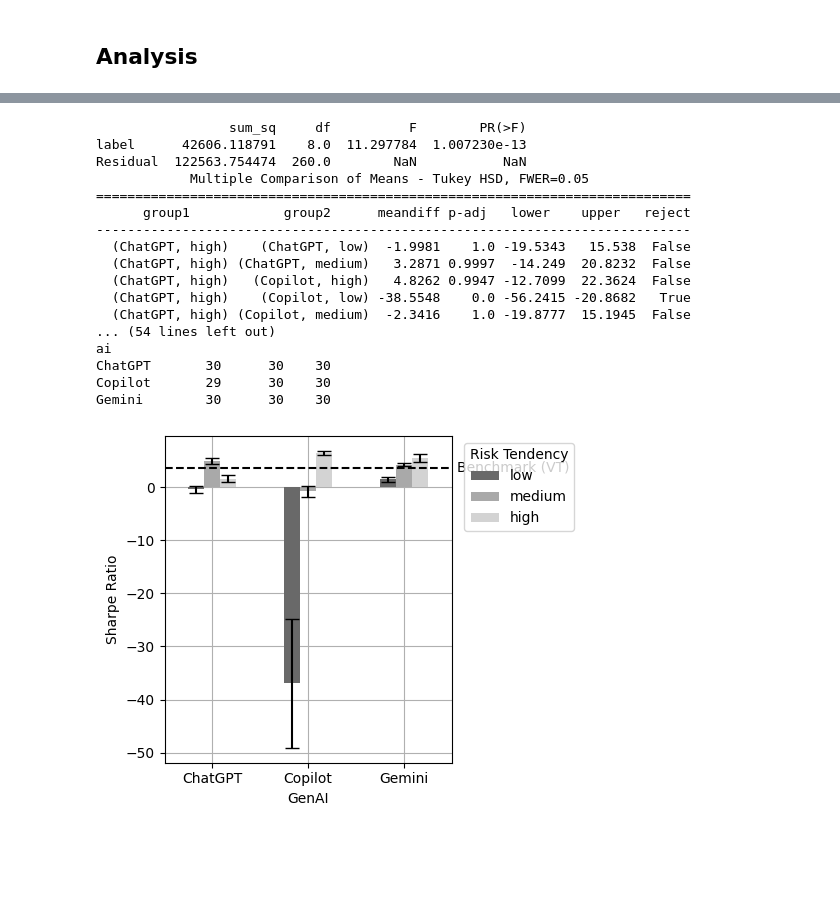
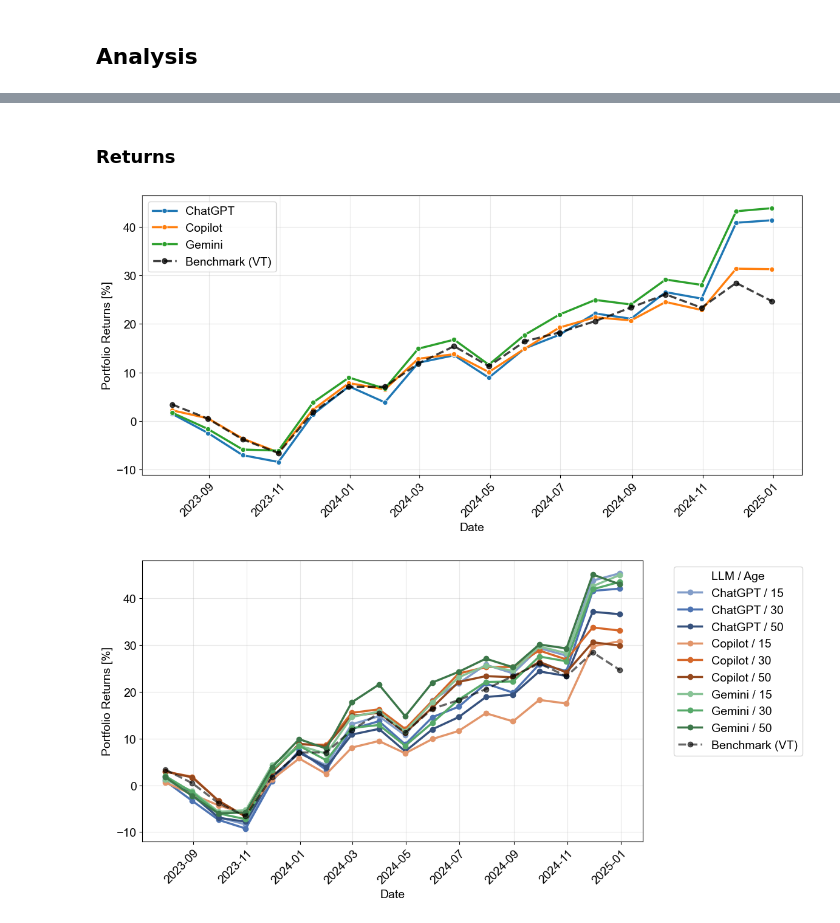
Before and after one commit to ibtPhilipp/biasedEchoes, a Jupyter notebook: studies/study1/5_performance_study1.ipynb, the cells around one changed output, grey strips where cells are left out. Drawn from its saved outputs; the diff is of its cells as text; code cells hidden in the pictures; blank space fills up the shorter version.

```diff
--- a/studies/study1/5_performance_study1.ipynb
+++ b/studies/study1/5_performance_study1.ipynb
@@ -438,21 +160,16 @@ Name: sharpe, dtype: int64
-# %%
-show_mean_errplot(sharpe_df, 'sharpe', 'Sharpe Ratio', benchmark_sharpe, 'Benchmark (VT)', 'ai', 'risk-taking')
-# %% [output]
-                 sum_sq     df          F        PR(>F)
-label      42606.118791    8.0  11.297784  1.007230e-13
-Residual  122563.754474  260.0        NaN           NaN
-            Multiple Comparison of Means - Tukey HSD, FWER=0.05
-============================================================================
-      group1            group2      meandiff p-adj   lower    upper   reject
-----------------------------------------------------------------------------
-  (ChatGPT, high)    (ChatGPT, low)  -1.9981    1.0 -19.5343   15.538  False
-  (ChatGPT, high) (ChatGPT, medium)   3.2871 0.9997  -14.249  20.8232  False
-  (ChatGPT, high)   (Copilot, high)   4.8262 0.9947 -12.7099  22.3624  False
-  (ChatGPT, high)    (Copilot, low) -38.5548    0.0 -56.2415 -20.8682   True
-  (ChatGPT, high) (Copilot, medium)  -2.3416    1.0 -19.8777  15.1945  False
-... (54 lines left out)
-ai
-ChatGPT       30      30    30
-Copilot       29      30    30
-Gemini        30      30    30
-[figure, removed]
+# %%
+mpl.rcParams['font.size'] = 14
+mpl.rcParams['font.sans-serif'] = 'Arial'
+# %%
+portfolios_timeseries = pd.read_csv('./processed/performance_weekly.csv', index_col=0)
+benchmark_timeseries = pd.read_csv('./processed/performance_benchmark_weekly.csv', index_col=0)
+
+portfolios_timeseries['date'] = pd.to_datetime(portfolios_timeseries['date'])
+benchmark_timeseries['date'] = pd.to_datetime(benchmark_timeseries['date'])
+
+portfolios_timeseries['portfolio_cumulative_return'] = portfolios_timeseries['portfolio_cumulative_return'] * 100
+benchmark_timeseries['portfolio_cumulative_return'] = benchmark_timeseries['portfolio_cumulative_return'] * 100
+
+portfolios_timeseries['risk-taking'] = portfolios_timeseries['risk-taking'].replace({'averse':'low', 'neutral':'medium', 'seeking':'high'})
+portfolios_timeseries['risk-taking'] = pd.Categorical(portfolios_timeseries['risk-taking'], categories=['low', 'medium', 'high'], ordered=True)
+portfolios_timeseries.sort_values(by='risk-taking', inplace=True)
@@ -458,0 +257,24 @@ Gemini        30      30    30
+# %% [markdown]
+### Returns
+# %%
+plot_timeline(
+    portfolios_timeseries,
+    benchmark_timeseries,
+    'portfolio_cumulative_return',
+    'Portfolio Returns [%]',
+    ['ai', 'date'],
+    'performance_returns')
+# %% [output]
+[figure, added]
+# %%
+plot_timeline_detailed(
+    portfolios_timeseries,
+    benchmark_timeseries,
+    'portfolio_cumulative_return',
+    'Portfolio Returns [%]',
+    'age',
+    'Age',
+    'performance_return_age'
+)
+# %% [output]
+[figure, added]
```
Also changed, not shown: parts of 47 cells of this notebook, 25 other files.
